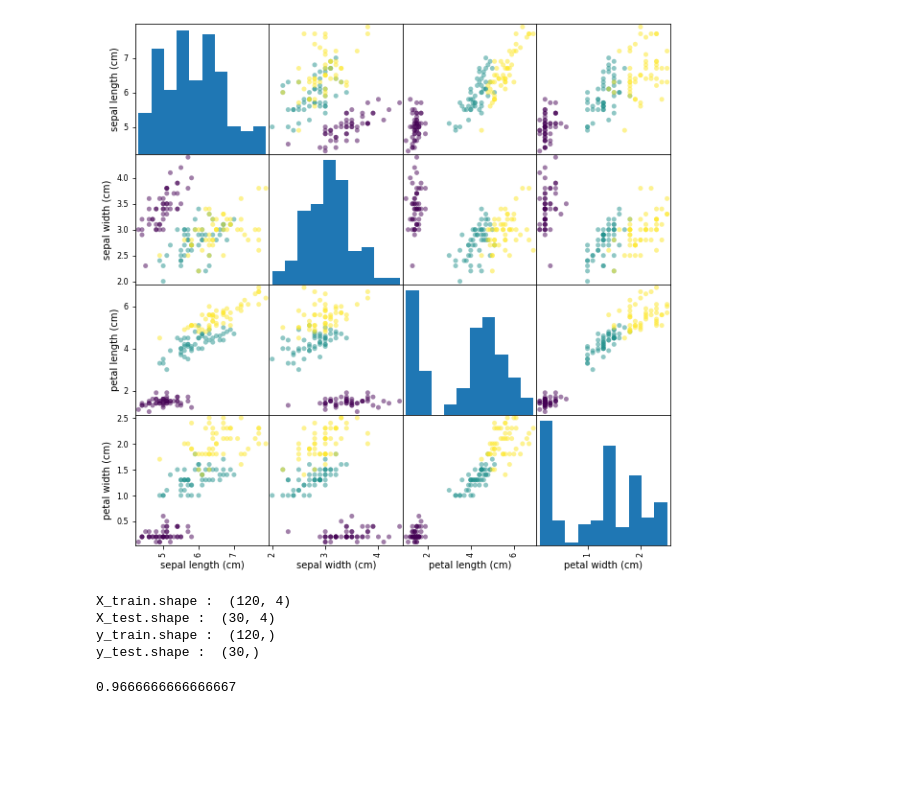
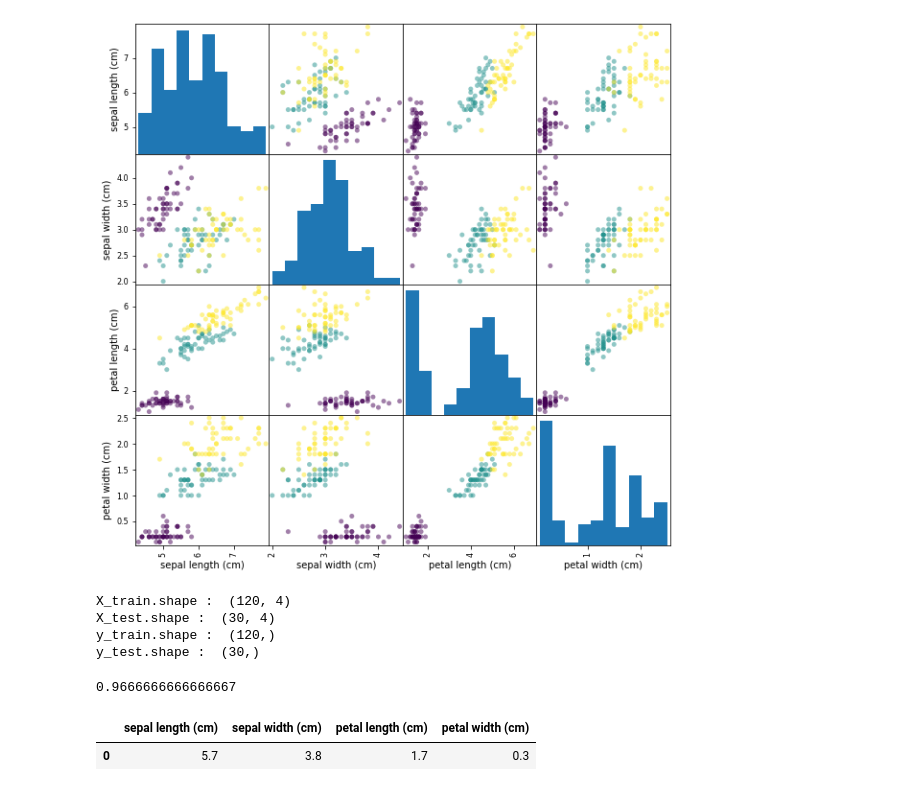
Before and after one commit to naonaorange/xai_samples, a Jupyter notebook: lime_categorize_iris.ipynb, the cells around one changed output. Saved outputs shown, nothing was run; the diff lists cells and outputs as text; code cells hidden in the pictures; blank space fills up the shorter version.

```diff
--- a/lime_categorize_iris.ipynb
+++ b/lime_categorize_iris.ipynb
@@ -90,0 +117,12 @@ accuracy_score(y_test, model.predict(X_test))
+# %%
+def predict_fn(X):
+    if len(X.shape) == 1:
+        return model.predict_proba(X.reshape(1, -1))[0]
+    else:
+        return model.predict_proba(X)
+
+i = 1
+pd.DataFrame([X_test[i]], columns=iris.feature_names)
+# %% [output]
+|  | sepal length (cm) | sepal width (cm) | petal length (cm) | petal width (cm) |
+| 0 | 5.7 | 3.8 | 1.7 | 0.3 |
```
Also changed, not shown: parts of 6 cells of this notebook, 2 other files.
